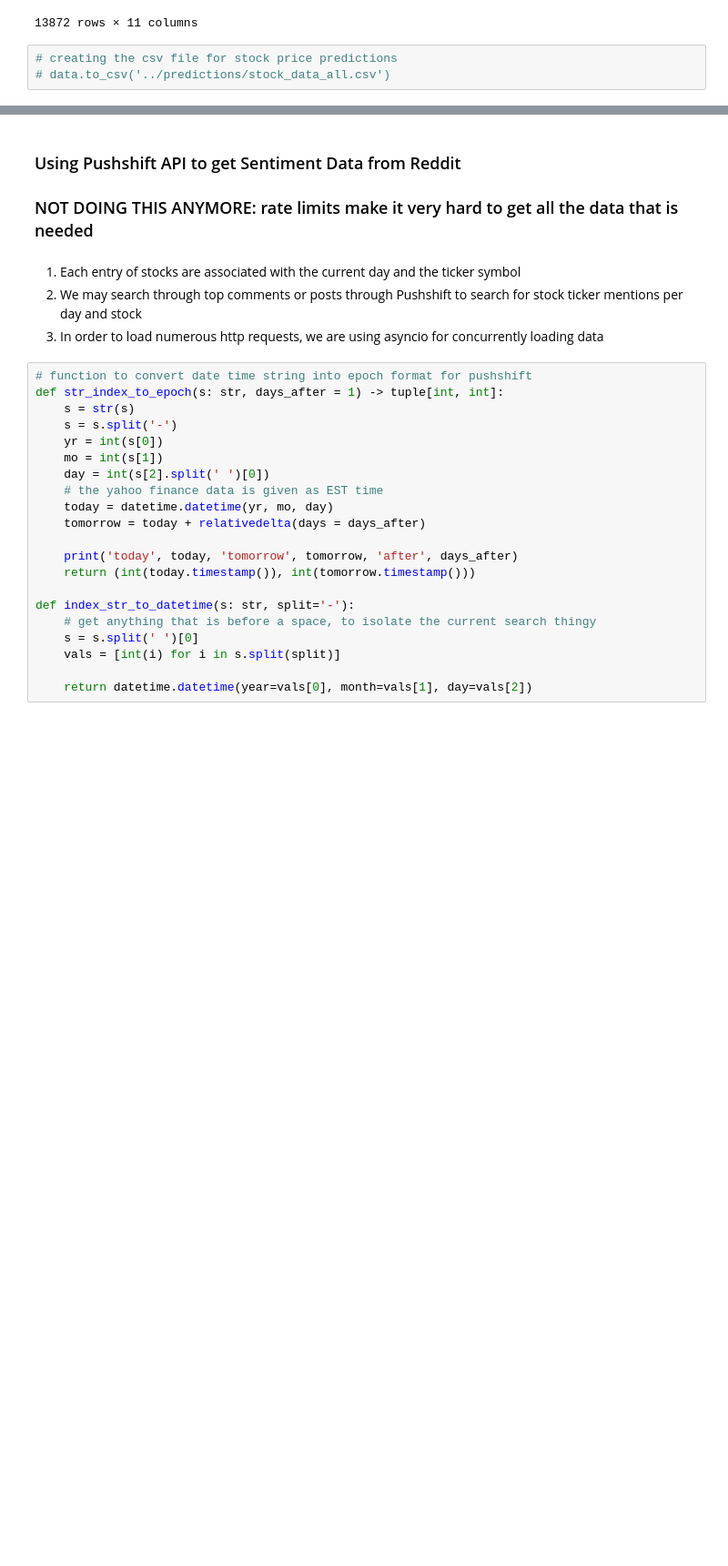
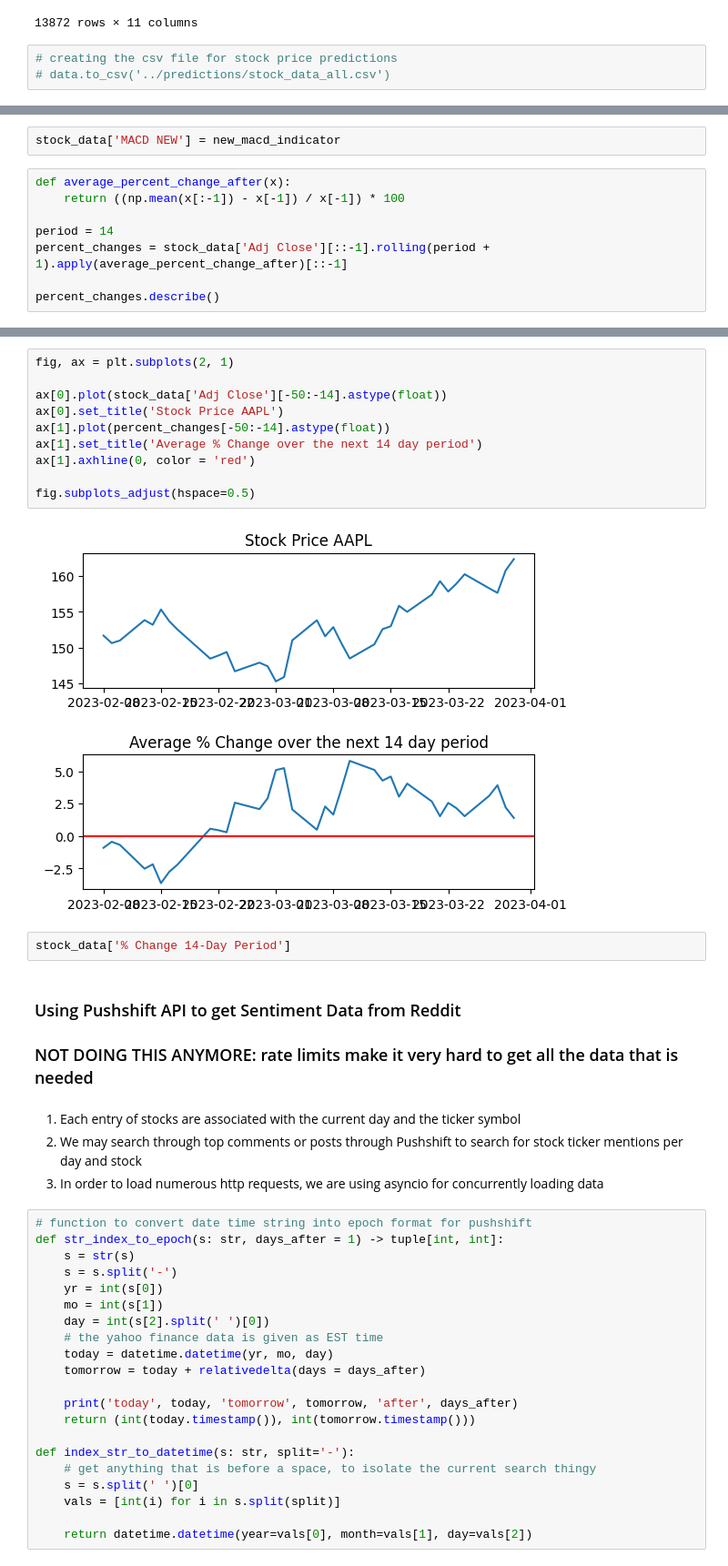
Before and after one commit to thabat12/stock_predictions, a Jupyter notebook: data_preparation/yfinance_data_preparation.ipynb, the cells around one changed output, grey strips where cells are left out. Shown at 91% size. Cells and saved outputs as stored; diff of their text form; blank space fills up the shorter version.

```diff
--- a/data_preparation/yfinance_data_preparation.ipynb
+++ b/data_preparation/yfinance_data_preparation.ipynb
@@ -236,0 +333,10 @@ data
+# %%
+stock_data['MACD NEW'] = new_macd_indicator
+# %%
+def average_percent_change_after(x):
+    return ((np.mean(x[:-1]) - x[-1]) / x[-1]) * 100
+
+period = 14
+percent_changes = stock_data['Adj Close'][::-1].rolling(period + 1).apply(average_percent_change_after)[::-1]
+
+percent_changes.describe()
@@ -237,3 +380,17 @@ data
+# %%
+fig, ax = plt.subplots(2, 1)
+
+ax[0].plot(stock_data['Adj Close'][-50:-14].astype(float))
+ax[0].set_title('Stock Price AAPL')
+ax[1].plot(percent_changes[-50:-14].astype(float))
+ax[1].set_title('Average % Change over the next 14 day period')
+ax[1].axhline(0, color = 'red')
+
+fig.subplots_adjust(hspace=0.5)
+# %% [output]
+[figure, added]
+# %%
+stock_data['% Change 14-Day Period']
 # %% [markdown]
 <h3>Using Pushshift API to get Sentiment Data from Reddit</h3>
 <h3>NOT DOING THIS ANYMORE: rate limits make it very hard to get all the data that is needed</h3>
```
Also changed, not shown: parts of 13 cells of this notebook.
